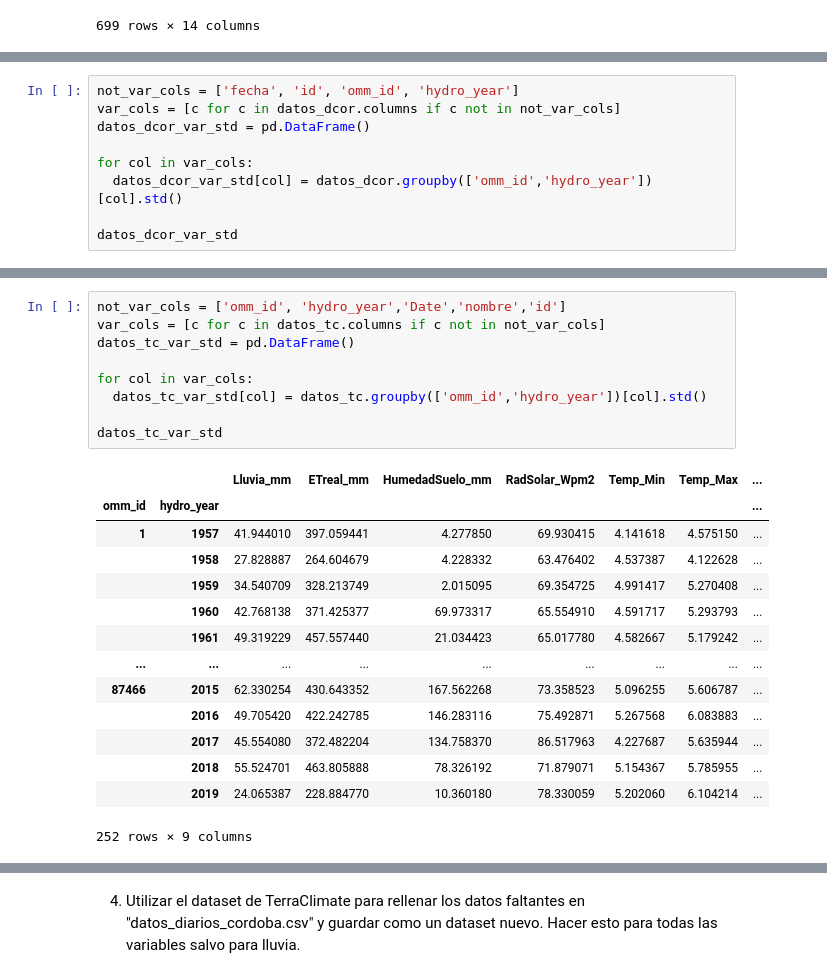
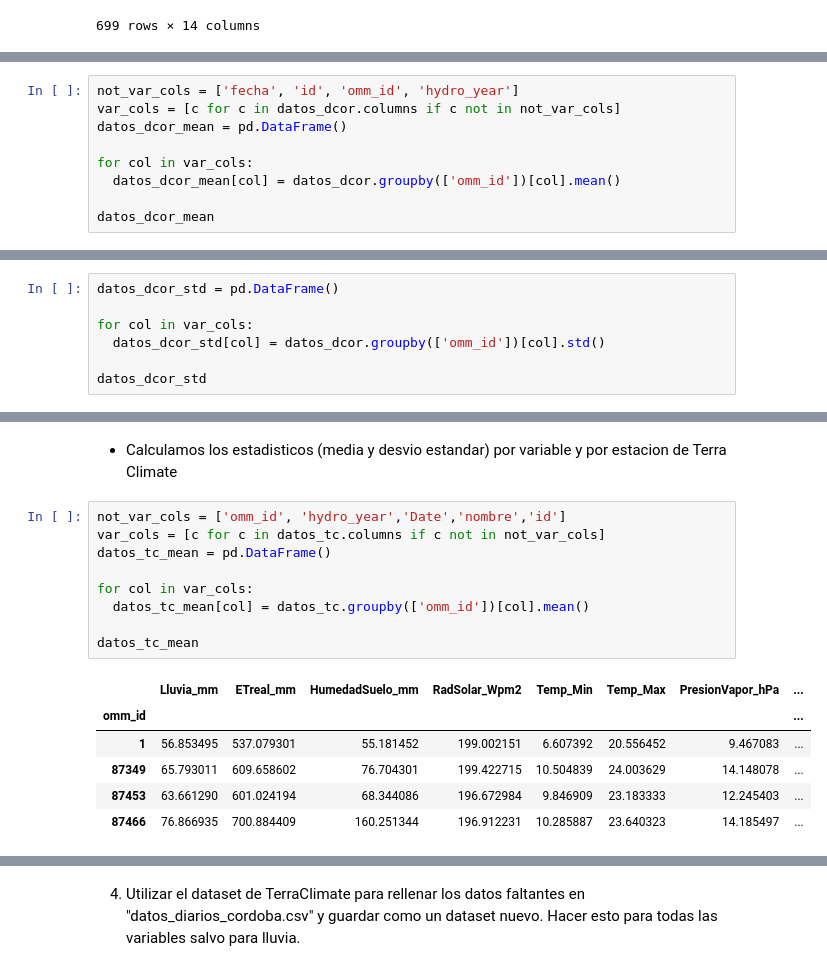
Before and after one commit to serantux/M_Predi_Lluvias_Extremas_10, a Jupyter notebook: TP2_Balbuena_Serrantes_Fonnegra_Velazquez.ipynb, the cells around one changed output, grey strips where cells are left out. Drawn from its saved outputs; the diff is of its cells as text.

```diff
--- a/TP2_Balbuena_Serrantes_Fonnegra_Velazquez.ipynb
+++ b/TP2_Balbuena_Serrantes_Fonnegra_Velazquez.ipynb
@@ -596,10 +596,10 @@ datos_dcor_var_mean
 # %%
 not_var_cols = ['fecha', 'id', 'omm_id', 'hydro_year']
 var_cols = [c for c in datos_dcor.columns if c not in not_var_cols]
-datos_dcor_var_std = pd.DataFrame()
+datos_dcor_mean = pd.DataFrame()
 
 for col in var_cols:
-  datos_dcor_var_std[col] = datos_dcor.groupby(['omm_id','hydro_year'])[col].std()
+  datos_dcor_mean[col] = datos_dcor.groupby(['omm_id'])[col].mean()
 
-datos_dcor_var_std
+datos_dcor_mean
 # %% [output]
@@ -619,0 +622,7 @@ datos_dcor_var_std
+# %%
+datos_dcor_std = pd.DataFrame()
+
+for col in var_cols:
+  datos_dcor_std[col] = datos_dcor.groupby(['omm_id'])[col].std()
+
+datos_dcor_std
@@ -620,24 +646,18 @@ datos_dcor_var_std
+# %% [markdown]
+* Calculamos los estadisticos (media y desvio estandar) por variable y por estacion de Terra Climate
 # %%
 not_var_cols = ['omm_id', 'hydro_year','Date','nombre','id']
 var_cols = [c for c in datos_tc.columns if c not in not_var_cols]
-datos_tc_var_std = pd.DataFrame()
+datos_tc_mean = pd.DataFrame()
 
 for col in var_cols:
-  datos_tc_var_std[col] = datos_tc.groupby(['omm_id','hydro_year'])[col].std()
+  datos_tc_mean[col] = datos_tc.groupby(['omm_id'])[col].mean()
 
-datos_tc_var_std
+datos_tc_mean
 # %% [output]
-|  |  | Lluvia_mm | ETreal_mm | HumedadSuelo_mm | RadSolar_Wpm2 | Temp_Min | Temp_Max | ... |
-| omm_id | hydro_year |  |  |  |  |  |  | ... |
-| 1 | 1957 | 41.944010 | 397.059441 | 4.277850 | 69.930415 | 4.141618 | 4.575150 | ... |
-|  | 1958 | 27.828887 | 264.604679 | 4.228332 | 63.476402 | 4.537387 | 4.122628 | ... |
-|  | 1959 | 34.540709 | 328.213749 | 2.015095 | 69.354725 | 4.991417 | 5.270408 | ... |
-|  | 1960 | 42.768138 | 371.425377 | 69.973317 | 65.554910 | 4.591717 | 5.293793 | ... |
-|  | 1961 | 49.319229 | 457.557440 | 21.034423 | 65.017780 | 4.582667 | 5.179242 | ... |
-| ... | ... | ... | ... | ... | ... | ... | ... | ... |
-| 87466 | 2015 | 62.330254 | 430.643352 | 167.562268 | 73.358523 | 5.096255 | 5.606787 | ... |
-|  | 2016 | 49.705420 | 422.242785 | 146.283116 | 75.492871 | 5.267568 | 6.083883 | ... |
-|  | 2017 | 45.554080 | 372.482204 | 134.758370 | 86.517963 | 4.227687 | 5.635944 | ... |
-|  | 2018 | 55.524701 | 463.805888 | 78.326192 | 71.879071 | 5.154367 | 5.785955 | ... |
-|  | 2019 | 24.065387 | 228.884770 | 10.360180 | 78.330059 | 5.202060 | 6.104214 | ... |
+|  | Lluvia_mm | ETreal_mm | HumedadSuelo_mm | RadSolar_Wpm2 | Temp_Min | Temp_Max | PresionVapor_hPa | ... |
+| omm_id |  |  |  |  |  |  |  | ... |
+| 1 | 56.853495 | 537.079301 | 55.181452 | 199.002151 | 6.607392 | 20.556452 | 9.467083 | ... |
+| 87349 | 65.793011 | 609.658602 | 76.704301 | 199.422715 | 10.504839 | 24.003629 | 14.148078 | ... |
+| 87453 | 63.661290 | 601.024194 | 68.344086 | 196.672984 | 9.846909 | 23.183333 | 12.245403 | ... |
+| 87466 | 76.866935 | 700.884409 | 160.251344 | 196.912231 | 10.285887 | 23.640323 | 14.185497 | ... |
-252 rows × 9 columns
```
Also changed, not shown: parts of 5 cells of this notebook.
